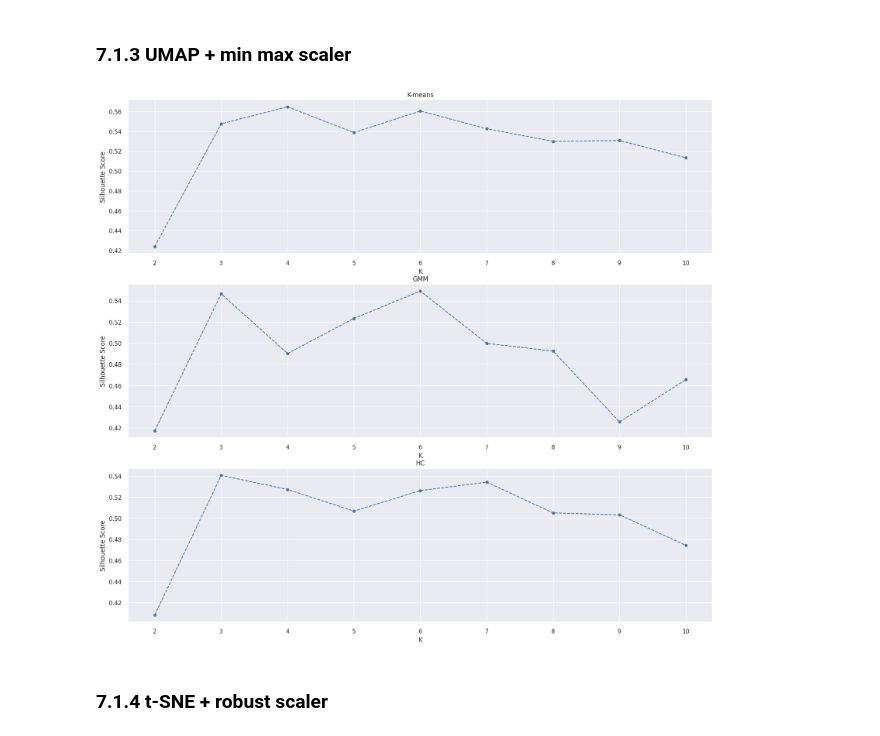
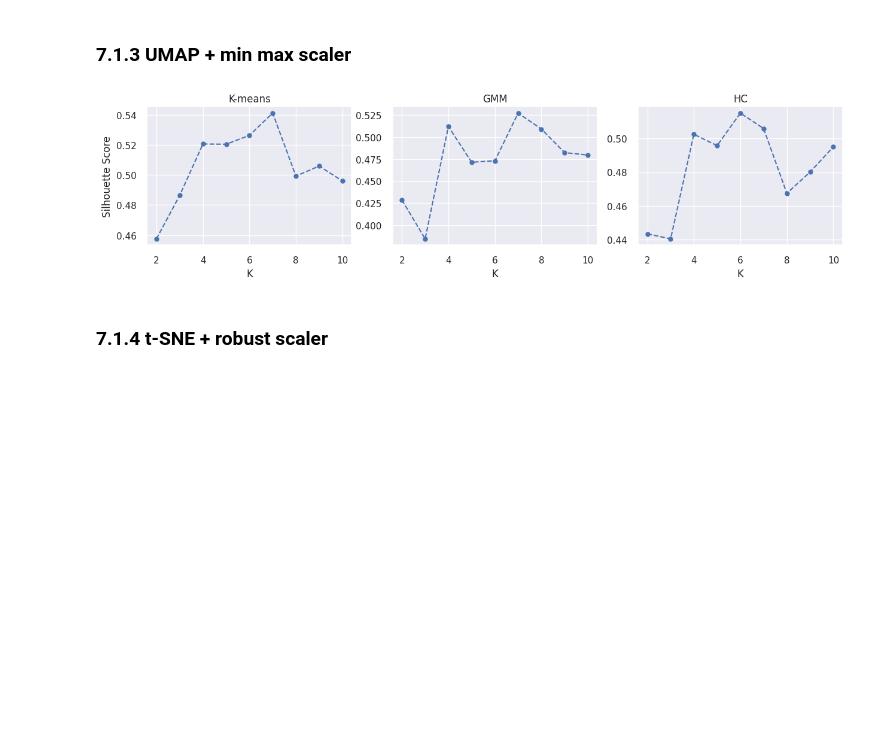
Before and after one commit to Eduardo-95-DS/Insiders-clustering, a Jupyter notebook: notebooks/look_5-ear-ml-models.ipynb, the cells around one changed output. Cells and saved outputs as stored; diff of their text form; code cells hidden in the pictures; blank space fills up the shorter version.

```diff
--- a/notebooks/look_5-ear-ml-models.ipynb
+++ b/notebooks/look_5-ear-ml-models.ipynb
@@ -1164,13 +1166,13 @@ ssitems = pp.MinMaxScaler()
 ssproducts = pp.MinMaxScaler()
 ssreturns = pp.MinMaxScaler()
 
-df51['gross_revenue'] = ssgross.fit_transform(df51[['gross_revenue']])
-df51['recency_days'] = ssrecency.fit_transform(df51[['recency_days']])
-df51['frequency'] = ssfrequency.fit_transform(df51[['frequency']])
-df51['total_invoices'] = ssinvoices.fit_transform(df51[['total_invoices']])
-df51['items_qtt'] = ssitems.fit_transform(df51[['items_qtt']])
-df51['products_qtt'] = ssproducts.fit_transform(df51[['products_qtt']])
-df51['returns_qtt'] = ssreturns.fit_transform(df51[['returns_qtt']])
+df5['gross_revenue'] = ssgross.fit_transform(df5[['gross_revenue']])
+df5['recency_days'] = ssrecency.fit_transform(df5[['recency_days']])
+df5['frequency'] = ssfrequency.fit_transform(df5[['frequency']])
+df5['total_invoices'] = ssinvoices.fit_transform(df5[['total_invoices']])
+df5['items_qtt'] = ssitems.fit_transform(df5[['items_qtt']])
+df5['products_qtt'] = ssproducts.fit_transform(df5[['products_qtt']])
+df5['returns_qtt'] = ssreturns.fit_transform(df5[['returns_qtt']])
 # %% [markdown]
 # <font color='red'> 6.0 Feature selection </font>
 # %%
@@ -1180,5 +1214,5 @@ df6 = df5.copy()
 # %%
-X1=df51.copy()
+X1=df5.copy()
 X2=df_umap_rs.copy()
 X3=df_umap_mms.copy()
 X4=df_tsne_rs.copy()
@@ -1192,8 +1226,8 @@ clusters = np.arange(2, 11, 1)
 # %% [markdown]
 ### 7.1.1 Min max scaler
 # %%
-rcParams['figure.figsize'] = 20,18
-grid=gridspec.GridSpec(3,1)
+rcParams['figure.figsize'] = 15,3
+grid=gridspec.GridSpec(1,3)
 
 
 kmeans_list1 = []
@@ -1234,10 +1268,10 @@ for k in clusters:
     sil = m.silhouette_score(X1, labels, metric='euclidean')
     gmm_list1.append(sil)
 
-ax2 = plt.subplot(grid[1,0])
+ax2 = plt.subplot(grid[0,1])
 plt.plot(clusters, gmm_list1, linestyle='--', marker='o', color='b')
 plt.xlabel('K');
-plt.ylabel('Silhouette Score');
+# plt.ylabel('Silhouette Score');
 plt.title('GMM');
 
 
@@ -1255,9 +1289,9 @@ for k in clusters:
     hc_list1.append(sil)
 
 
-ax3 = plt.subplot(grid[2,0])
+ax3 = plt.subplot(grid[0,2])
 plt.plot(clusters,  hc_list1, linestyle='--', marker='o', color='b');
 plt.xlabel('K');
-plt.ylabel('Silhouette Score');
+# plt.ylabel('Silhouette Score');
 plt.title('HC');
 # %% [output]
@@ -1338,8 +1372,8 @@ plt.title('HC');
 # %% [markdown]
 ### 7.1.3 UMAP + min max scaler
 # %%
-rcParams['figure.figsize'] = 20,18
-grid=gridspec.GridSpec(3,1)
+rcParams['figure.figsize'] = 15,3
+grid=gridspec.GridSpec(1,3)
 
 
 kmeans_list3 = []
@@ -1376,38 +1410,38 @@ for k in clusters:
     # model predict
     labels = gmm_model.predict(X3)
 
     # model performance
     sil = m.silhouette_score(X3, labels, metric='euclidean')
     gmm_list3.append(sil)
 
-ax2 = plt.subplot(grid[1,0])
+ax2 = plt.subplot(grid[0,1])
 plt.plot(clusters, gmm_list3, linestyle='--', marker='o', color='b')
 plt.xlabel('K');
-plt.ylabel('Silhouette Score');
+# plt.ylabel('Silhouette Score');
 plt.title('GMM');
 
 
 
 hc_list3 = []
 for k in clusters:
     # model definition & training
     hc_model = hc.linkage(X3, 'ward')
 
     # model predict
     labels = hc.fcluster(hc_model, k, criterion='maxclust')
 
     # metrics
     sil = m.silhouette_score(X3, labels, metric='euclidean')
     hc_list3.append(sil)
 
 
-ax3 = plt.subplot(grid[2,0])
+ax3 = plt.subplot(grid[0,2])
 plt.plot(clusters,  hc_list3, linestyle='--', marker='o', color='b');
 plt.xlabel('K');
-plt.ylabel('Silhouette Score');
+# plt.ylabel('Silhouette Score');
 plt.title('HC');
 # %% [output]
-[figure, old version]
+[figure, new version]
 # %% [markdown]
 ### 7.1.4 t-SNE + robust scaler
 # %%
```
Also changed, not shown: parts of 3 cells of this notebook, 2 other files.
